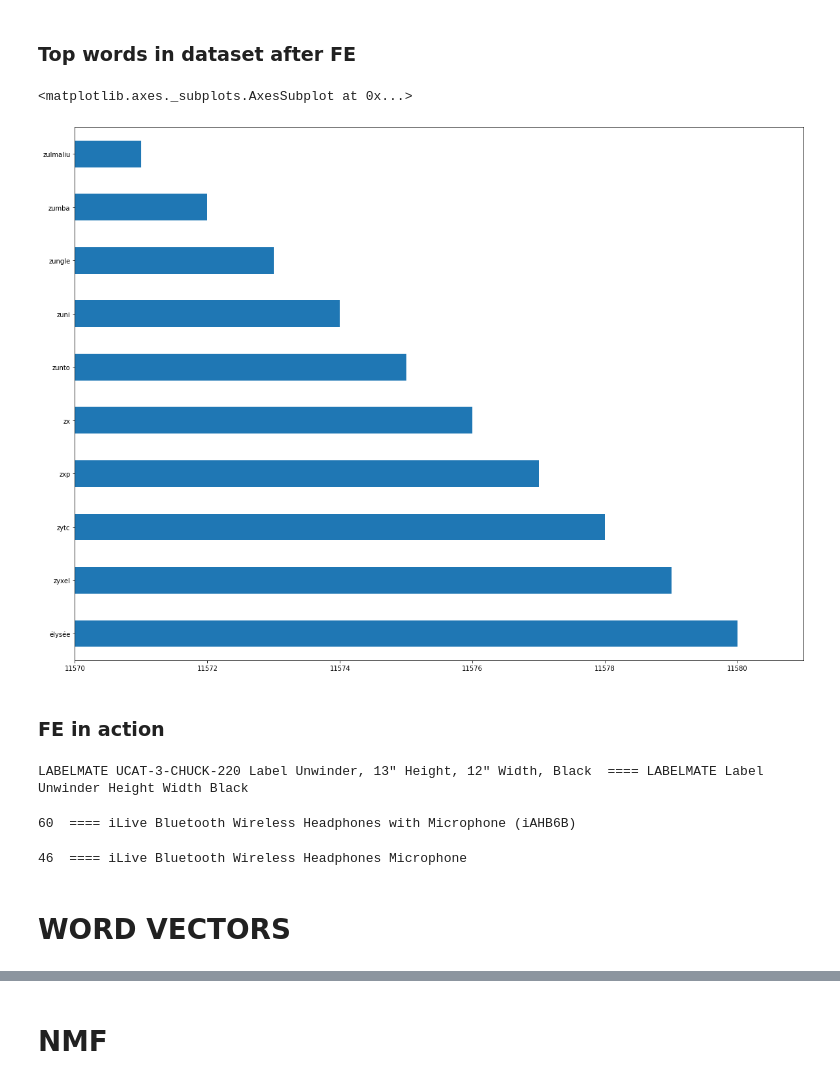
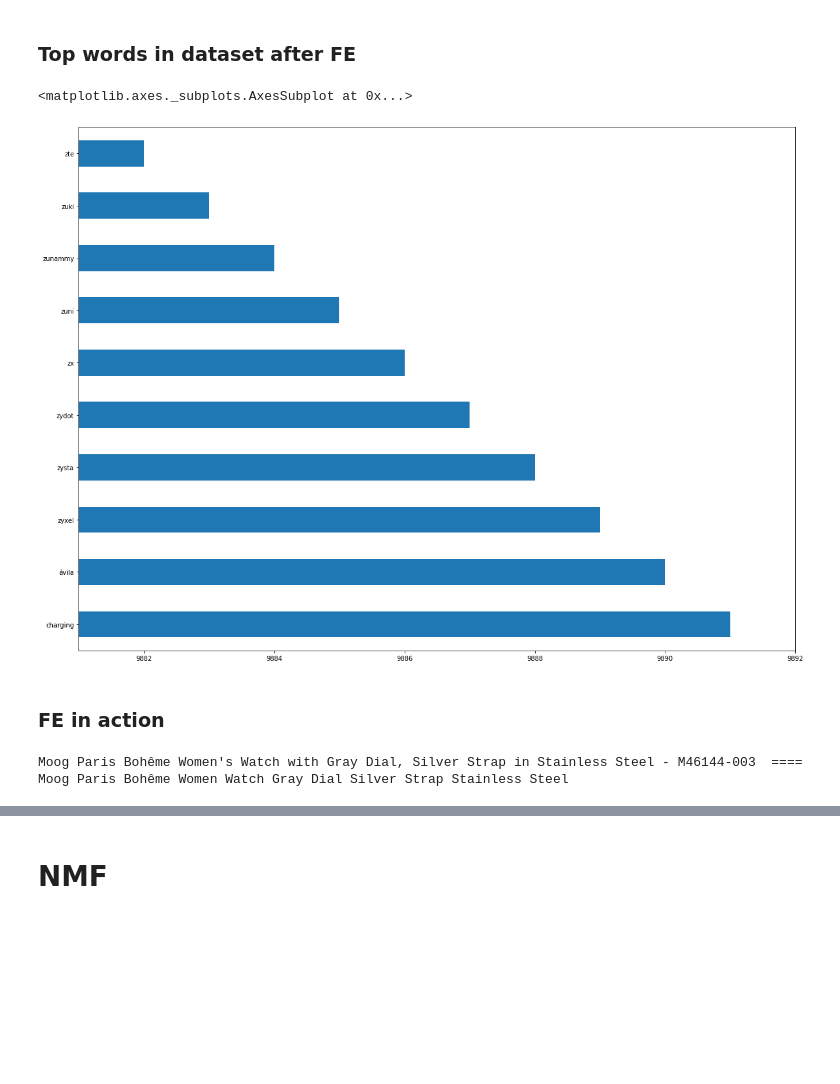
Before and after one commit to ourendingdays/Diploma, a Jupyter notebook: logic/MAIN.ipynb, the cells around one changed output, grey strips where cells are left out. Saved outputs shown, nothing was run; the diff lists cells and outputs as text; code cells hidden in the pictures; blank space fills up the shorter version.

```diff
--- a/logic/MAIN.ipynb
+++ b/logic/MAIN.ipynb
@@ -28,10 +51,8 @@ warnings.filterwarnings('ignore')
 # %%
-df = pd.read_csv('amazon_ten_topic_data.csv', names=['ad'])
-
 # Removing NaN values
-df.dropna(inplace=True)
+ads.dropna(inplace=True)
 
 # Shuffling rows
-df = df.sample(frac=1)
-df.describe()
+ads = ads.sample(frac=1)
+ads['ad'].describe()
 # %% [output]
@@ -45,3 +63,0 @@ df.describe()
-# %%
-ads = pd.DataFrame(df['ad'].unique(), columns = ['ad'])
-ads.head(10)
@@ -151,6 +169,6 @@ def length(text):
     """Function that returns the length of a text"""
     return len(text)
 # %%
-ads['len'] = ads['ad'].apply(length)
+ads['length'] = ads['ad'].apply(length)
 ads.describe()
 # %% [output]
@@ -261,6 +283,6 @@ ads['SW']=ads['SW'].str.replace("  "," ")
 
 # 2
 ads['SW'].replace('', np.nan, inplace=True)
-ads.dropna(subset=['SW'], inplace=True)
+ads.dropna(inplace=True)
 ads['SW'].describe()
 # %% [output]
@@ -306,46 +296,36 @@ print(ads)
 # %%
 # count vetorizing object
 count_vectorizer = CountVectorizer()
 
 # fitting CV
 count_vectorizer.fit(ads['SW'])
 
 # collecting the vocabulary items used in vectorizer
 dictionary = count_vectorizer.vocabulary_.items()
 
 # Storing vocab and counts in a pandas DF
 vocab = []
 count = []
 
 # iterating through each vocab and count append the value to designated list
 for key, value in dictionary:
     vocab.append(key)
     count.append(value)
 
 # storing the count in pandas DF with vocab as index
 vocab_bef_stem = pd.Series(count, index = vocab)
 
 # sorting the DF
 vocab_bef_stem = vocab_bef_stem.sort_values(ascending=False)
 
 top_vocab = vocab_bef_stem.head(10)
-top_vocab.plot(kind = 'barh', figsize=(20, 15), xlim=(11570, 11581))
+top_vocab.plot(kind = 'barh', figsize=(20, 15), xlim=(9881, 9892))
 # %% [output]
 <matplotlib.axes._subplots.AxesSubplot at 0x...>
-[figure, old version]
+[figure, new version]
 # %% [markdown]
 ### FE in action
 # %%
-print(ads['ad'][9596], ' ====', ads['SW'][9596])
+print(ads['ad'][8096], ' ====', ads['SW'][8096])
 # %% [output]
-LABELMATE UCAT-3-CHUCK-220 Label Unwinder, 13" Height, 12" Width, Black  ==== LABELMATE Label Unwinder Height Width Black
+Moog Paris Bohême Women's Watch with Gray Dial, Silver Strap in Stainless Steel - M46144-003  ==== Moog Paris Bohême Women Watch Gray Dial Silver Strap Stainless Steel
-# %%
-print(len(ads['ad'][8]), ' ====', ads['ad'][8])
-# %% [output]
-60  ==== iLive Bluetooth Wireless Headphones with Microphone (iAHB6B)
-# %%
-print(len(ads['SW'][8]), ' ====', ads['SW'][8])
-# %% [output]
-46  ==== iLive Bluetooth Wireless Headphones Microphone
-# %% [markdown]
-# WORD VECTORS
```
Also changed, not shown: parts of 68 cells of this notebook, 2 other files.
